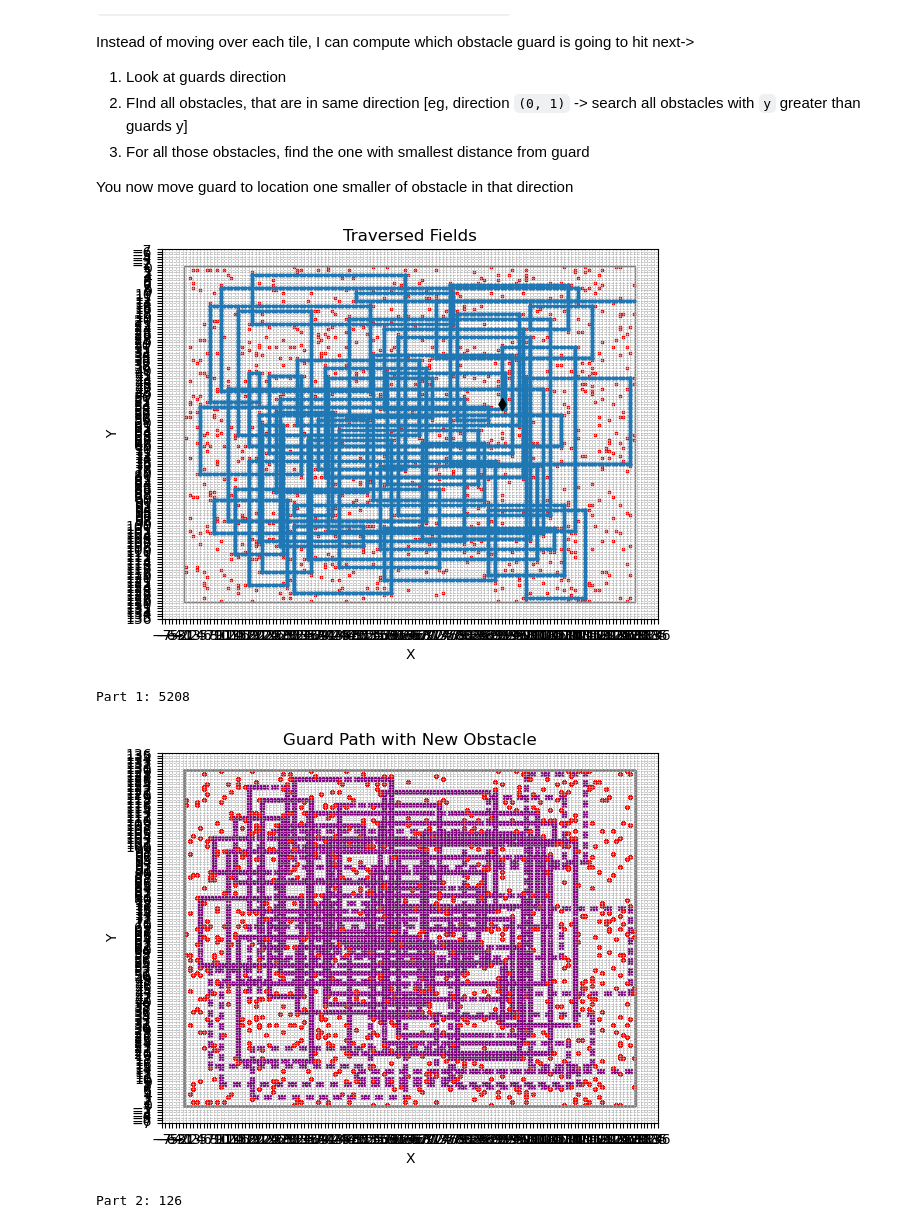
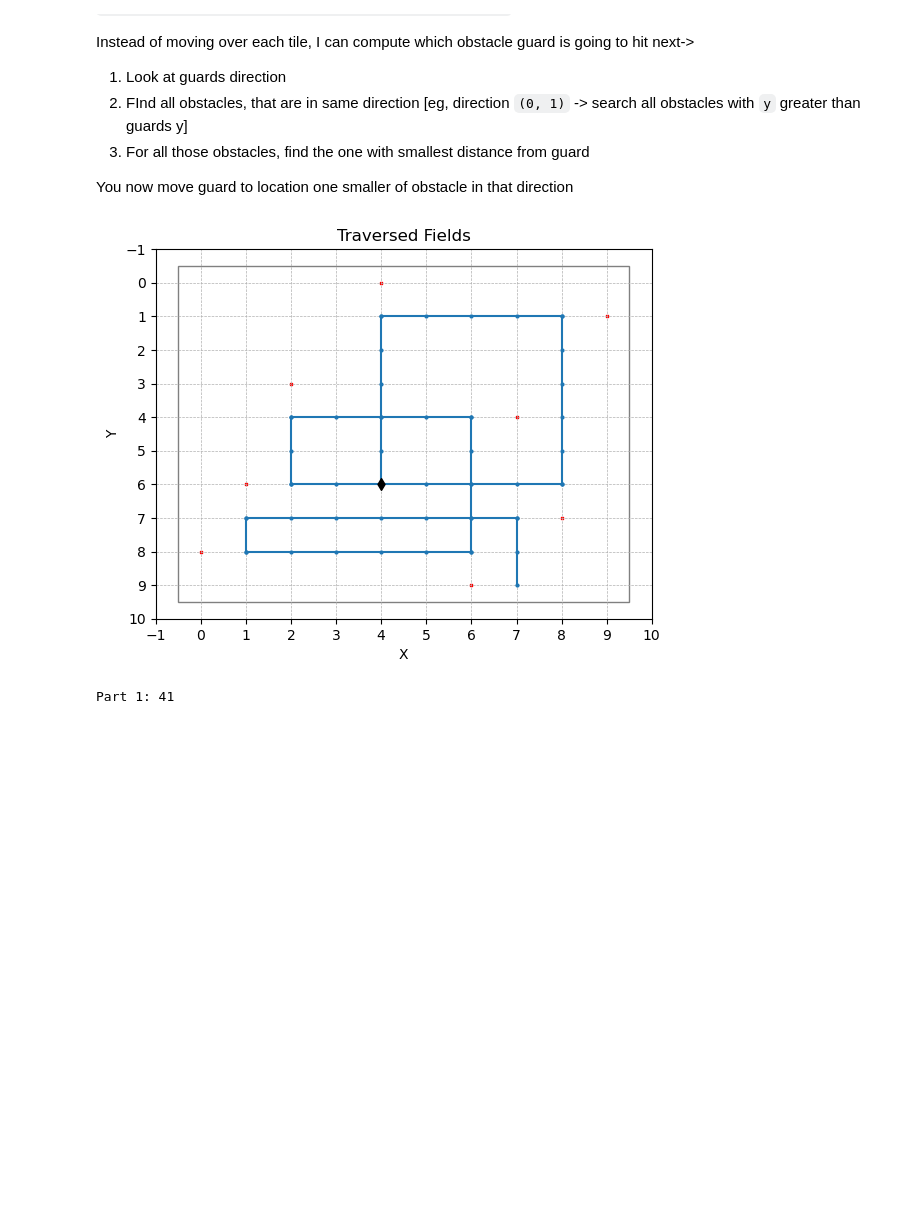
Before and after one commit to CTJoriginal/Advent-of-Code, a Jupyter notebook: 2024/6/Day 6.ipynb, the cells around one changed output. Saved outputs shown, nothing was run; the diff lists cells and outputs as text; code cells hidden in the pictures; blank space fills up the shorter version.

```diff
--- a/2024/6/Day 6.ipynb
+++ b/2024/6/Day 6.ipynb
@@ -135,7 +116,7 @@ You now move guard to location one smaller of obstacle in that direction
 import numpy as np
 from matplotlib import pyplot as plt
 
-with open("input.txt", "r") as file:
+with open("test.txt", "r") as file:
     dmap = [[char for char in line if not char == "\n"] for line in file.readlines()]
 
 
@@ -238,7 +219,8 @@ class Guard:
                 return [0, y], True
 
     def GetState(self):
-        return (self.pos, self.direction)
+        x, y = self.pos
+        return tuple((x, y, self.direction))
 
 obstacle_indexes = np.array([])
 guard = None
@@ -266,87 +248,35 @@ while True:
 
     if end:
         break
 
 
 traversedTiles = []
 for i in range(1, len(TraversedEdges)):
     ox, oy = TraversedEdges[i-1]
     cx, cy = TraversedEdges[i]
     num_points = max(abs(cx - ox), abs(cy - oy)) + 1
     traversedTiles.append(np.array(np.transpose([np.linspace(ox, cx, num_points), np.linspace(oy, cy, num_points)])))
 
 traversedTiles = np.concatenate(traversedTiles)
 
 plt.scatter(np.transpose(obstacle_indexes)[0], np.transpose(obstacle_indexes)[1], marker='s', color="r", s=2)
 plt.scatter(TraversedEdges[0][0], TraversedEdges[0][1], color="black", zorder=5, marker="d")
 
 plt.plot(traversedTiles[:, 0], traversedTiles[:, 1], marker='o', markersize = 2)
 plt.title('Traversed Fields')
 plt.xlabel('X')
 plt.ylabel('Y')
 plt.grid(True, which='both', linestyle='--', linewidth=0.5)
 plt.gca().add_patch(plt.Rectangle((-0.5, -0.5), len(dmap[0]), len(dmap), fill=None, edgecolor='gray', linewidth=1))
 plt.gca().xaxis.set_major_locator(plt.MultipleLocator(1))
 plt.gca().yaxis.set_major_locator(plt.MultipleLocator(1))
 plt.gca().invert_yaxis()
 plt.show()
 
-plt.figure()
-
-
 print("Part 1:", len(np.unique(traversedTiles, axis=0)))
-
-### PART 2 ###
-# On how many different positions can a single obstacle be placed, so the guard begins walking in circles?
-
-possibleObstacleTiles = []
-guard_init = guard
-
-
-for tile in traversedTiles:
-    guard = guard_init
-    guardStates = []
-
-    #reset guard !!!!!!!!!!!!!
-
-    modifiedObstacles = obstacle_indexes.copy()
-    modifiedObstacles = np.vstack([modifiedObstacles, tile])
-
-    while True:
-        next_pos, end = guard.GetNextPosition(modifiedObstacles, np.array(dmap).shape)
-
-        guard.pos = next_pos
-
-        guardStates.append(guard)
-        guard.rotate()
-
-        if end: # Guard left the area
-            break
-        # 2. Check if guard ever returns to the same tile with the same orientation twice
-        elif any(np.array_equal(guard_state.pos, guard.pos) and guard_state.direction == guard.direction for guard_state in guardStates): # Err2
-            possibleObstacleTiles.append(tile)
-            for state in guardStates:
-                plt.scatter(tile[0], tile[1], marker='x', s=10, color = "purple")
-            break
-
-
-    plt.scatter(np.transpose(obstacle_indexes)[0], np.transpose(obstacle_indexes)[1], marker='s', color="r", s=2)
-    plt.title('Guard Path with New Obstacle')
-    plt.xlabel('X')
-    plt.ylabel('Y')
-    plt.grid(True, which='both', linestyle='--', linewidth=0.5)
-    plt.gca().add_patch(plt.Rectangle((-0.5, -0.5), len(dmap[0]), len(dmap), fill=None, edgecolor='gray', linewidth=1))
-    plt.gca().xaxis.set_major_locator(plt.MultipleLocator(1))
-    plt.gca().yaxis.set_major_locator(plt.MultipleLocator(1))
-    plt.gca().invert_yaxis()
-plt.show()
-
-print("Part 2:", len(np.unique(possibleObstacleTiles)))
 # %% [output]
-[figure, old version]
+[figure, new version]
-Part 1: 5208
+Part 1: 41
-[figure, removed]
-Part 2: 126
 # %%
 ### PART 2 ###
 # On how many different positions can a single obstacle be placed, so the guard begins walking in circles?
```
Also changed, not shown: parts of 3 cells of this notebook, 8 other files.
